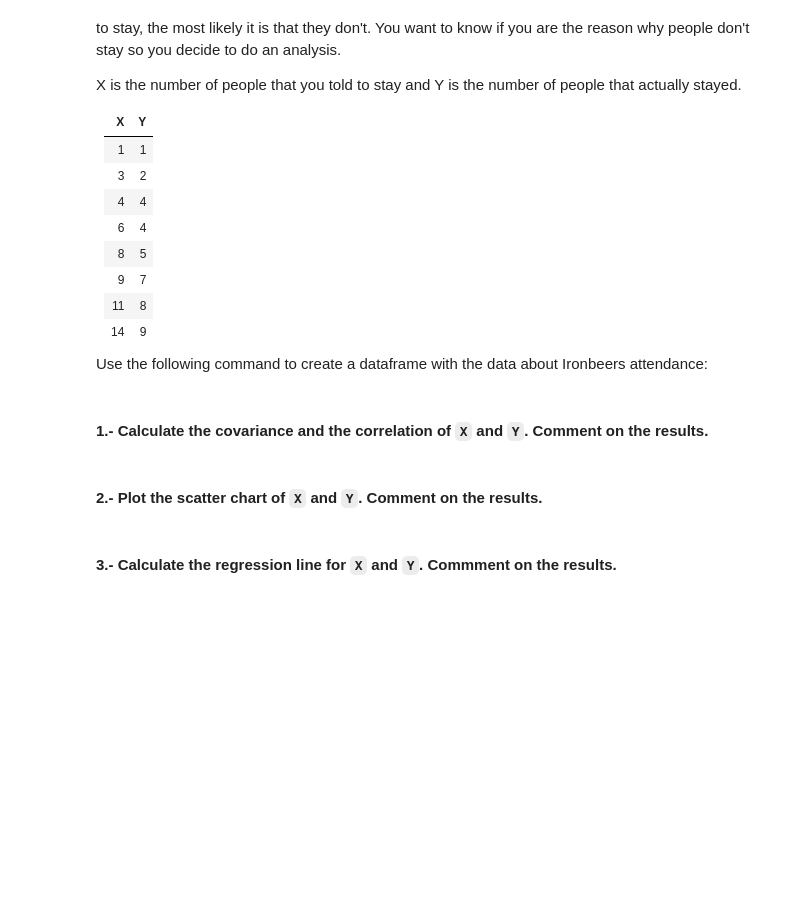
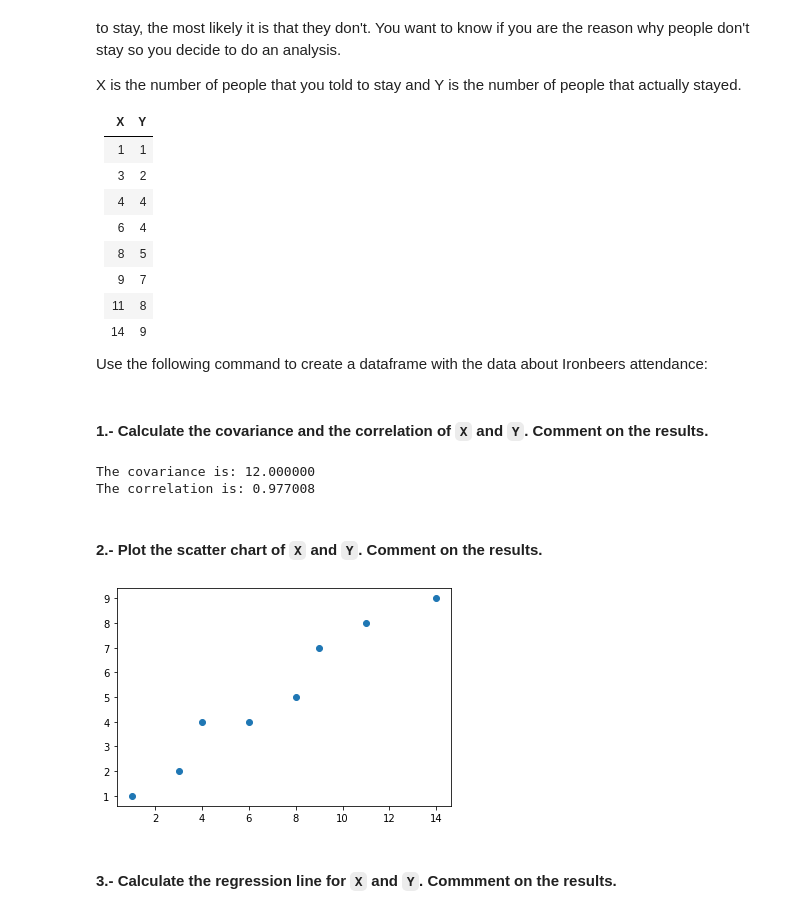
Before and after one commit to ta-data-remote/lab-linear-regression-correlation, a Jupyter notebook: your-code/main.ipynb, the cells around one changed output. Saved outputs shown, nothing was run; the diff lists cells and outputs as text; code cells hidden in the pictures; blank space fills up the shorter version.

```diff
--- a/your-code/main.ipynb
+++ b/your-code/main.ipynb
@@ -83,0 +150,7 @@ ironbeers_df = pd.DataFrame({'X': [1,3,4,6,8,9,11,14], 'Y': [1,2,4,4,5,7,8,9]})
+# %%
+cov2, corr2 = cov_corr(x =ironbeers_df['X'], y=ironbeers_df['Y'])
+print("The covariance is: {:f}".format(cov2))
+print("The correlation is: {:f}".format(corr2))
+# %% [output]
+The covariance is: 12.000000
+The correlation is: 0.977008
@@ -89,0 +162,5 @@ ironbeers_df = pd.DataFrame({'X': [1,3,4,6,8,9,11,14], 'Y': [1,2,4,4,5,7,8,9]})
+# %%
+plt.scatter(ironbeers_df['X'],ironbeers_df['Y'] )
+plt.show()
+# %% [output]
+[figure, added]
```
Also changed, not shown: parts of 37 cells of this notebook.
